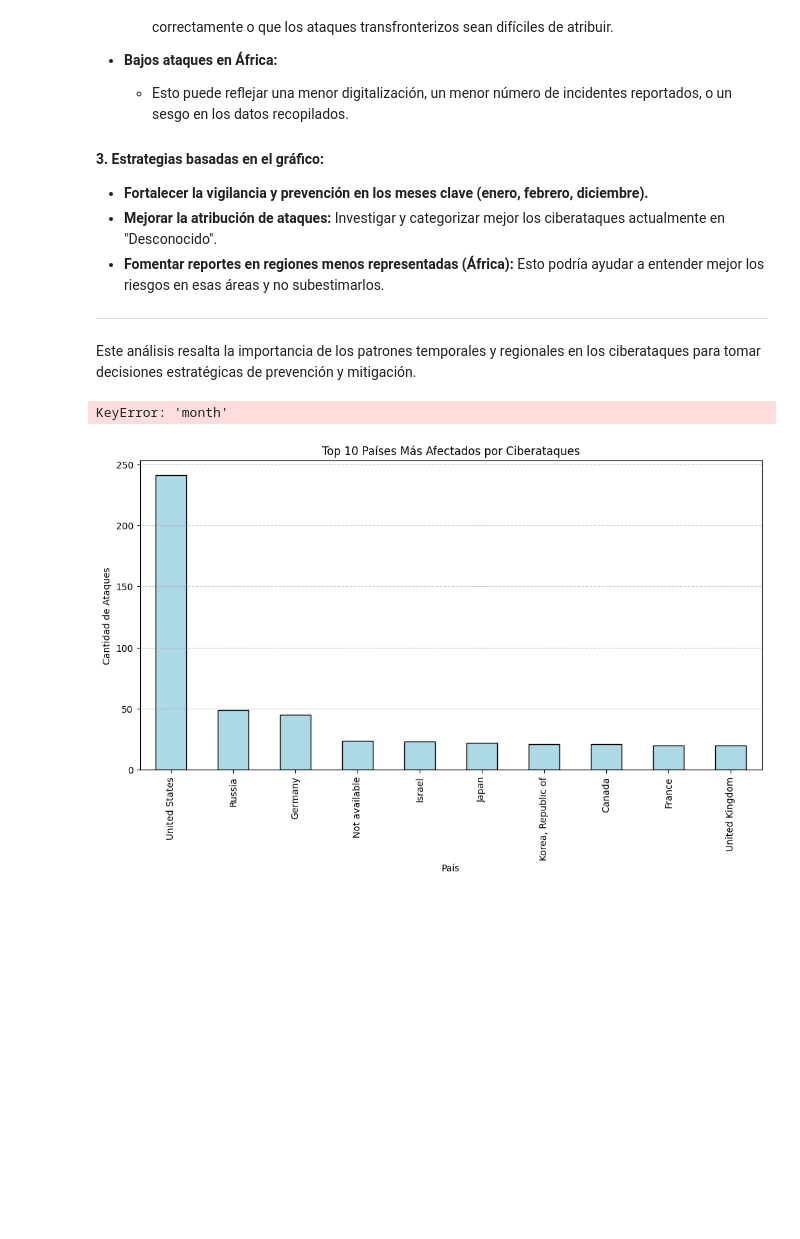
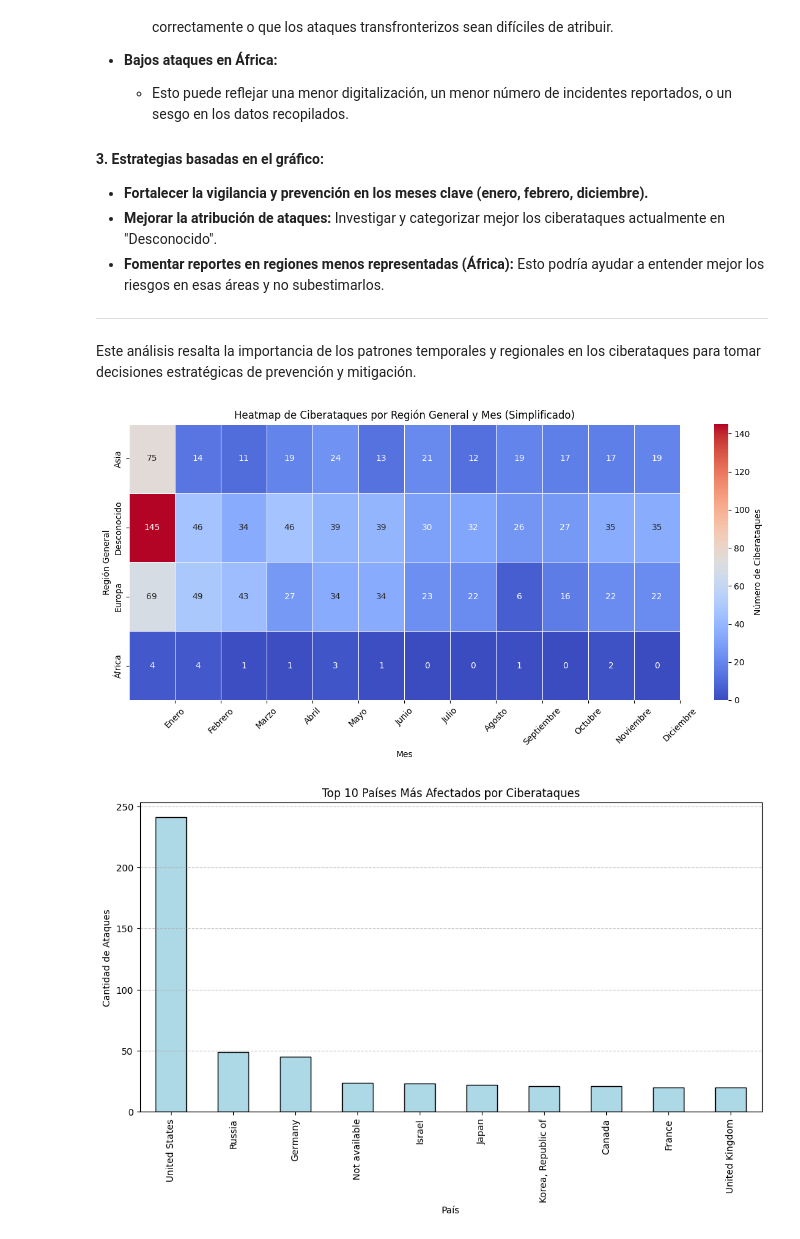
Before and after one commit to sdomialo/DeNexus_CSV-Analysis, a Jupyter notebook: EUROREPO_clean.ipynb, the cells around one changed output. Cells and saved outputs as stored; diff of their text form; code cells hidden in the pictures; blank space fills up the shorter version.

```diff
--- a/EUROREPO_clean.ipynb
+++ b/EUROREPO_clean.ipynb
@@ -344,35 +344,50 @@ plt.show()
 ---
 Este análisis resalta la importancia de los patrones temporales y regionales en los ciberataques para tomar decisiones estratégicas de prevención y mitigación.
 # %%
-# Paso 1: Agrupar las regiones en categorías generales
+import pandas as pd
+import matplotlib.pyplot as plt
+import seaborn as sns
+
+# Diccionario para mapear regiones a continentes
 region_to_continent = {
     "EUROPE": "Europa",
     "ASIA": "Asia",
     "AFRICA": "África",
     "AMERICA": "América",
     "OCEANIA": "Oceanía",
     "UNKNOWN": "Desconocido"
 }
 
-# Crear una nueva columna categorizada
-data_cleaned['region_general'] = data_cleaned['receiver_region'].apply(
-    lambda x: region_to_continent.get(x.split(";")[0].strip().upper(), "Desconocido") if isinstance(x, str) else "Desconocido"
-)
+# Crear la columna 'region_general' si no existe
+if 'region_general' not in data_cleaned.columns:
+    data_cleaned['region_general'] = data_cleaned['receiver_region'].apply(
+        lambda x: region_to_continent.get(x.split(";")[0].strip().upper(), "Desconocido") if isinstance(x, str) else "Desconocido"
+    )
 
-# Paso 2: Contar los ciberataques por región general y mes
+# Asegúrate de usar una columna de fechas válida, como 'start_date'
+data_cleaned['start_date'] = pd.to_datetime(data_cleaned['start_date'], errors='coerce')
+
+# Crear la columna 'month' a partir de la columna de fecha
+data_cleaned['month'] = data_cleaned['start_date'].dt.month
+
+# Contar los ciberataques por región general y mes
 region_month_counts = data_cleaned.groupby(['region_general', 'month']).size().unstack(fill_value=0)
 
-# Paso 3: Crear el heatmap simplificado
+# Crear el heatmap
 plt.figure(figsize=(12, 6))
 sns.heatmap(region_month_counts, annot=True, fmt="d", cmap="coolwarm", linewidths=.5, cbar_kws={'label': 'Número de Ciberataques'})
 plt.title('Heatmap de Ciberataques por Región General y Mes (Simplificado)')
 plt.xlabel('Mes')
 plt.ylabel('Región General')
-plt.xticks(ticks=range(1, 13), labels=['Enero', 'Febrero', 'Marzo', 'Abril', 'Mayo', 'Junio', 'Julio', 'Agosto', 'Septiembre', 'Octubre', 'Noviembre', 'Diciembre'], rotation=45)
+plt.xticks(
+    ticks=range(1, 13),
+    labels=['Enero', 'Febrero', 'Marzo', 'Abril', 'Mayo', 'Junio', 'Julio', 'Agosto', 'Septiembre', 'Octubre', 'Noviembre', 'Diciembre'],
+    rotation=45
+)
 plt.tight_layout()
 plt.show()
 # %% [output]
-KeyError: 'month'
+[figure, added]
 # %%
 # Contar ataques por país
 if 'receiver_country' in data_cleaned.columns:
```
